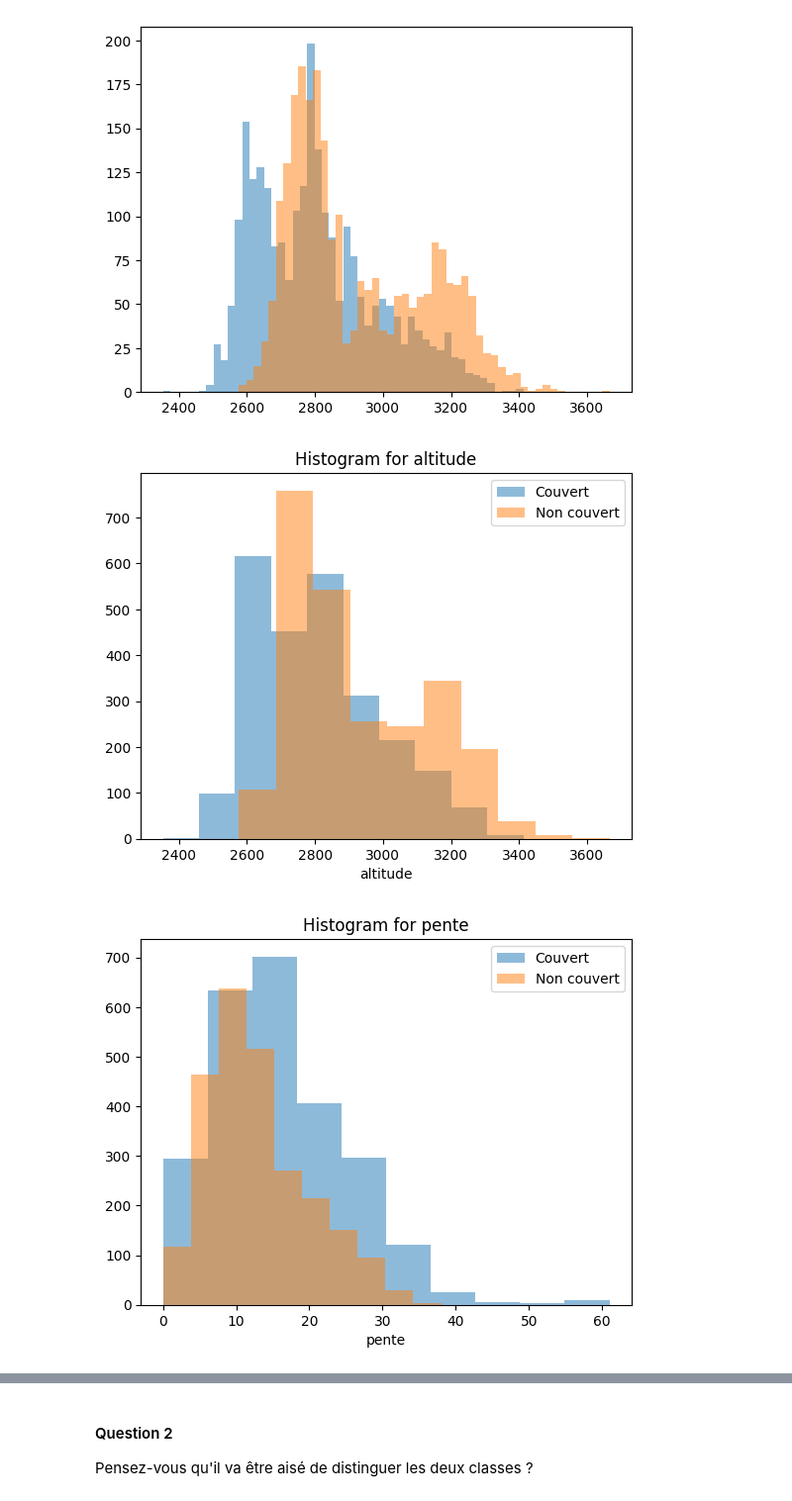
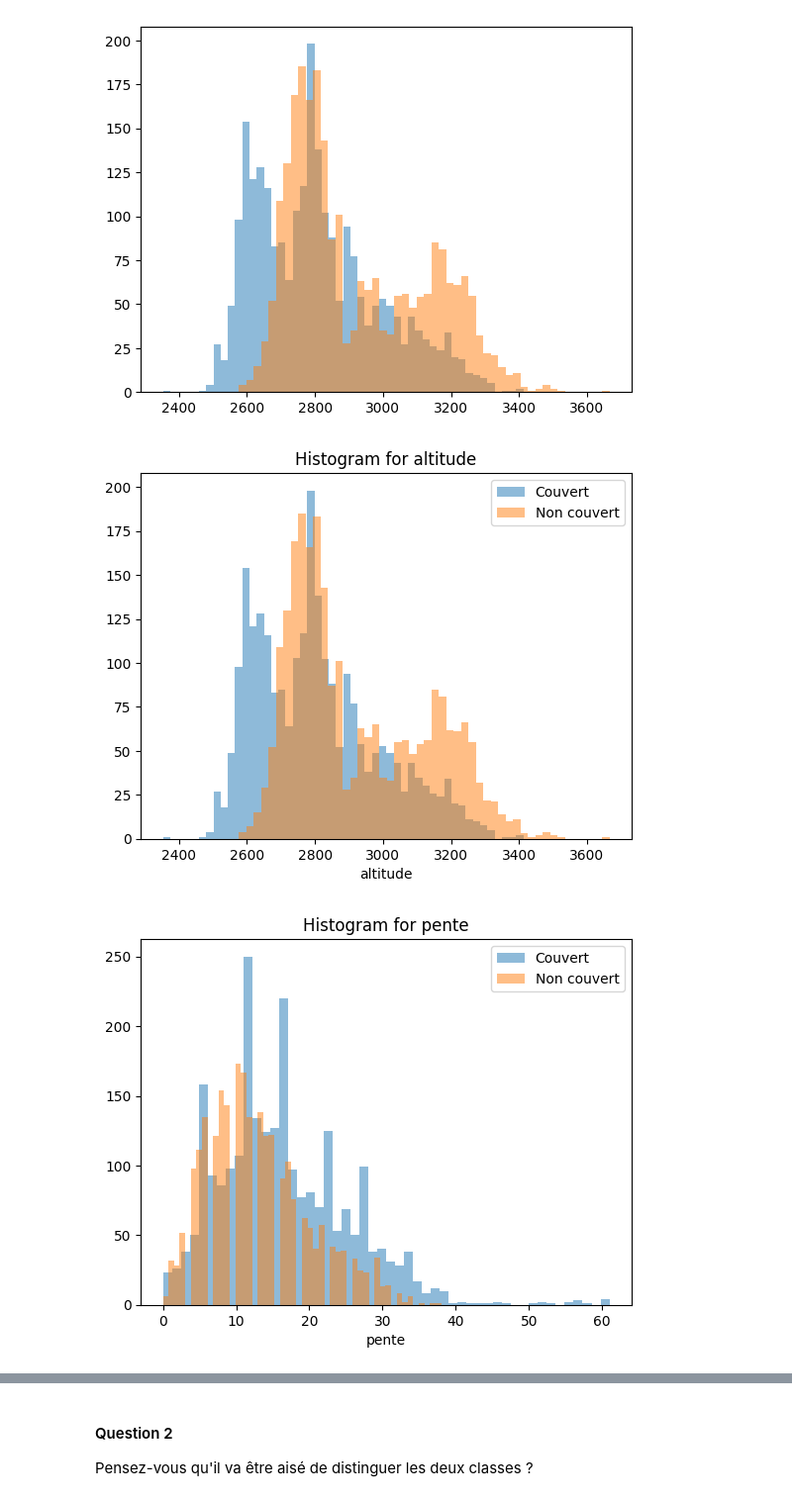
Before and after one commit to ElisaSko/data, a Jupyter notebook: Projet_SDD_2024.ipynb, the cells around one changed output, grey strips where cells are left out. Shown at 99% size. Cells and saved outputs as stored; diff of their text form; code cells hidden in the pictures.

```diff
--- a/Projet_SDD_2024.ipynb
+++ b/Projet_SDD_2024.ipynb
@@ -80,17 +80,17 @@ plt.show()
 # %%
 positive_class = df_public[df_public['couvert'] == 1]
 negative_class = df_public[df_public['couvert'] == 0]
 
 features = df_public.columns[:-1]
 
 for feature in features:
     plt.figure()
-    plt.hist(positive_class[feature], bins=10, alpha=0.5, label='Couvert')
-    plt.hist(negative_class[feature], bins=10, alpha=0.5, label='Non couvert')
+    plt.hist(positive_class[feature], bins=50, alpha=0.5, label='Couvert')
+    plt.hist(negative_class[feature], bins=50, alpha=0.5, label='Non couvert')
     plt.title(f'Histogram for {feature}')
     plt.xlabel(feature)
     plt.legend(loc='upper right')
     plt.show()
 # %% [output]
-[figure, old version]
+[figure, new version]
-[figure, old version]
+[figure, new version]
```
Also changed, not shown: parts of 3 cells of this notebook, 1 other file.
